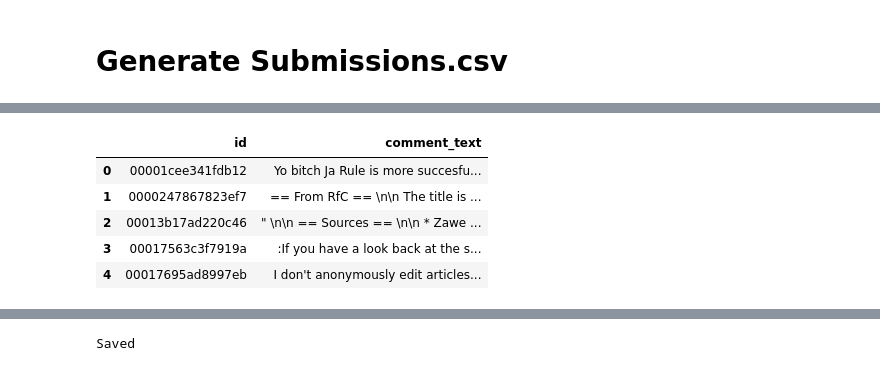
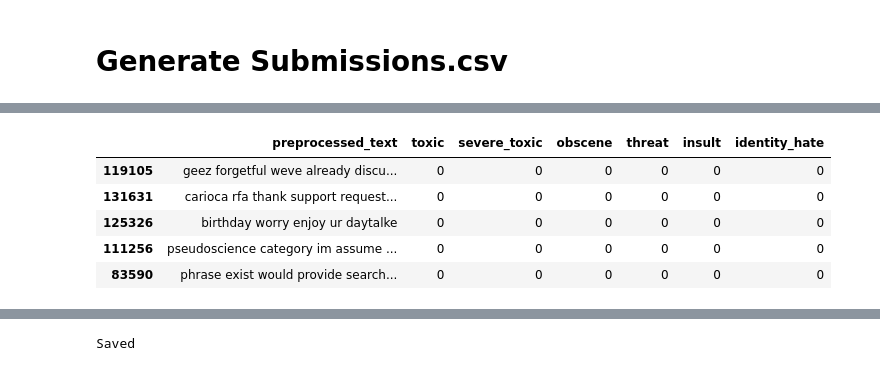
Before and after one commit to altair08/FYP, a Jupyter notebook: finetuned_distilbert.ipynb, the cells around one changed output, grey strips where cells are left out. Cells and saved outputs as stored; diff of their text form; code cells hidden in the pictures.

```diff
--- a/finetuned_distilbert.ipynb
+++ b/finetuned_distilbert.ipynb
@@ -341,13 +329,18 @@ test_data.head()
-# %%
-test_data.rename(columns={"Title": "comment_text"}, inplace=True)
-columns_to_keep = ['id', 'comment_text']
-test_data = test_data[columns_to_keep]
-# %%
-test_data.head()
-# %% [output]
-|  | id | comment_text |
-| 0 | 00001cee341fdb12 | Yo bitch Ja Rule is more succesfu... |
-| 1 | 0000247867823ef7 | == From RfC == \n\n The title is ... |
-| 2 | 00013b17ad220c46 | " \n\n == Sources == \n\n * Zawe ... |
-| 3 | 00017563c3f7919a | :If you have a look back at the s... |
-| 4 | 00017695ad8997eb | I don't anonymously edit articles... |
+# %%
+# Drop the "comment_text" and "id" columns
+test_data.drop(["comment_text","id"], axis=1, inplace=True)
+
+# Move the "preprocessed_text" column to the front
+columns = test_data.columns.tolist()
+columns = ["preprocessed_text"] + [col for col in columns if col != "preprocessed_text"]
+test_data = test_data[columns]
+
+# Print the updated dataframe
+test_data.head()
+# %% [output]
+|  | preprocessed_text | toxic | severe_toxic | obscene | threat | insult | identity_hate |
+| 119105 | geez forgetful weve already discu... | 0 | 0 | 0 | 0 | 0 | 0 |
+| 131631 | carioca rfa thank support request... | 0 | 0 | 0 | 0 | 0 | 0 |
+| 125326 | birthday worry enjoy ur daytalke | 0 | 0 | 0 | 0 | 0 | 0 |
+| 111256 | pseudoscience category im assume ... | 0 | 0 | 0 | 0 | 0 | 0 |
+| 83590 | phrase exist would provide search... | 0 | 0 | 0 | 0 | 0 | 0 |
```
Also changed, not shown: parts of 30 cells of this notebook.
